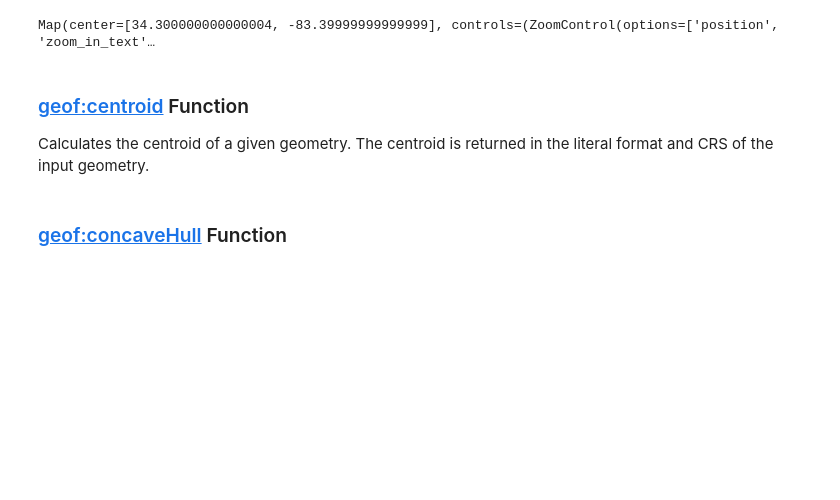
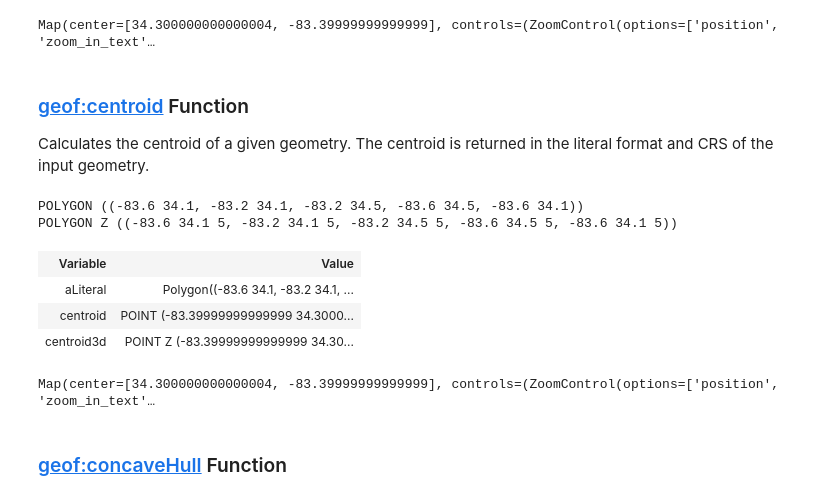
Before and after one commit to situx/rdflib-geosparql, a Jupyter notebook: GeoSPARQL11.ipynb, the cells around one changed output. Cells and saved outputs as stored; diff of their text form; code cells hidden in the pictures; blank space fills up the shorter version.

```diff
--- a/GeoSPARQL11.ipynb
+++ b/GeoSPARQL11.ipynb
@@ -286,18 +292,27 @@ Calculates the centroid of a given geometry. The centroid is returned in the lit
 # %%
 processQueryResults(g.query(
 """
 PREFIX my: <http://example.org/ApplicationSchema#>
 PREFIX geo: <"""+str(GEO)+""">
 PREFIX geof: <"""+str(GEOF)+""">
+PREFIX geofext: <"""+str(GEOFEXT)+""">
 PREFIX xsd: <http://www.w3.org/2001/XMLSchema#>
 SELECT ?aLiteral ?centroid ?centroid3d
 WHERE {
   my:A geo:hasDefaultGeometry ?aGeom .
   ?aGeom geo:asWKT ?aLiteral .
   BIND (geof:centroid(?aLiteral) as ?centroid)
-  BIND (geof:centroid(geof:force3D(?aLiteral,5.0)) as ?centroid3d)
+  BIND (geof:centroid("POLYGON Z ((-83.6 34.1 5.0, -83.2 34.1 5.0, -83.2 34.5 5.0, -83.6 34.5 5.0, -83.6 34.1 5.0))"^^geo:wktLiteral) as ?centroid3d)
 }
 """),["aLiteral","centroid"],None)
+# %% [output]
+POLYGON ((-83.6 34.1, -83.2 34.1, -83.2 34.5, -83.6 34.5, -83.6 34.1))
+POLYGON Z ((-83.6 34.1 5, -83.2 34.1 5, -83.2 34.5 5, -83.6 34.5 5, -83.6 34.1 5))
+| Variable | Value |
+| aLiteral | Polygon((-83.6 34.1, -83.2 34.1, ... |
+| centroid | POINT (-83.39999999999999 34.3000... |
+| centroid3d | POINT Z (-83.39999999999999 34.30... |
+Map(center=[34.300000000000004, -83.39999999999999], controls=(ZoomControl(options=['position', 'zoom_in_text'…
 # %% [markdown]
 ### [geof:concaveHull](http://www.opengis.net/def/function/geosparql/concaveHull) Function
 # %%
```
Also changed, not shown: parts of 8 cells of this notebook, 1 other file.
